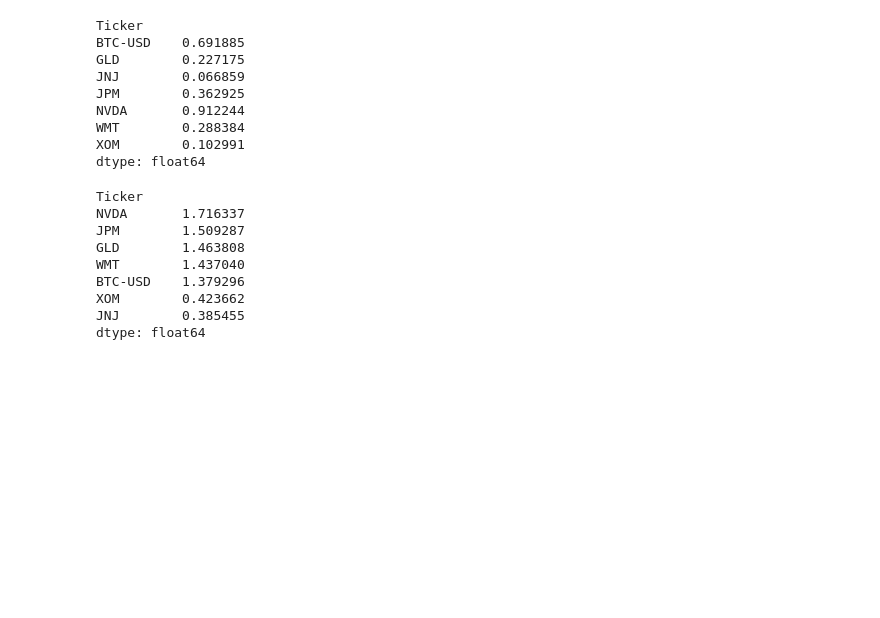
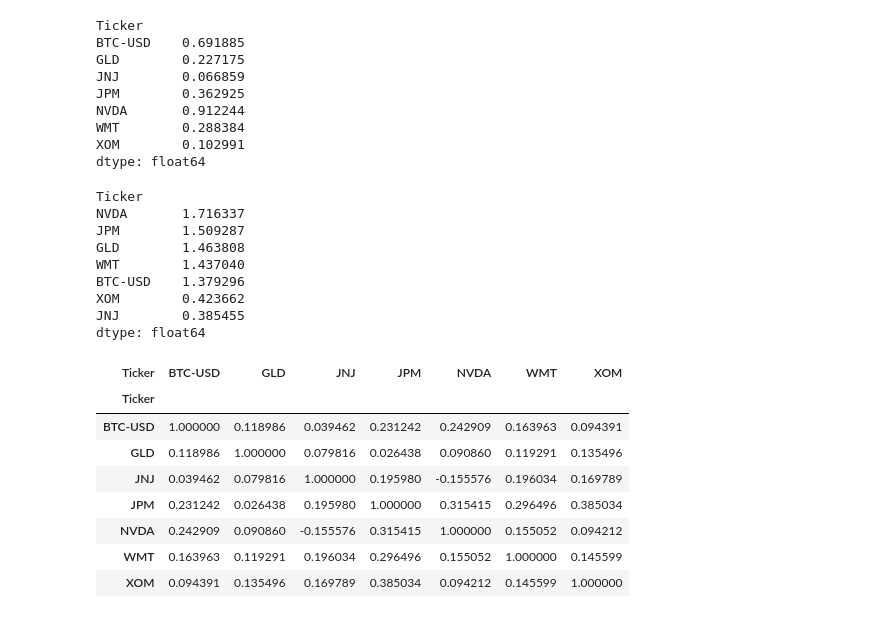
Before and after one commit to Jesskiroff/multyi-stock-analysis-project, a Jupyter notebook: stock_analysis.ipynb, the cells around one changed output. Drawn from its saved outputs; the diff is of its cells as text; code cells hidden in the pictures; blank space fills up the shorter version.

```diff
--- a/stock_analysis.ipynb
+++ b/stock_analysis.ipynb
@@ -219,3 +219,15 @@ BTC-USD    1.379296
 XOM        0.423662
 JNJ        0.385455
 dtype: float64
+# %%
+returns.corr()
+# %% [output]
+| Ticker | BTC-USD | GLD | JNJ | JPM | NVDA | WMT | XOM |
+| Ticker |  |  |  |  |  |  |  |
+| BTC-USD | 1.000000 | 0.118986 | 0.039462 | 0.231242 | 0.242909 | 0.163963 | 0.094391 |
+| GLD | 0.118986 | 1.000000 | 0.079816 | 0.026438 | 0.090860 | 0.119291 | 0.135496 |
+| JNJ | 0.039462 | 0.079816 | 1.000000 | 0.195980 | -0.155576 | 0.196034 | 0.169789 |
+| JPM | 0.231242 | 0.026438 | 0.195980 | 1.000000 | 0.315415 | 0.296496 | 0.385034 |
+| NVDA | 0.242909 | 0.090860 | -0.155576 | 0.315415 | 1.000000 | 0.155052 | 0.094212 |
+| WMT | 0.163963 | 0.119291 | 0.196034 | 0.296496 | 0.155052 | 1.000000 | 0.145599 |
+| XOM | 0.094391 | 0.135496 | 0.169789 | 0.385034 | 0.094212 | 0.145599 | 1.000000 |
```
